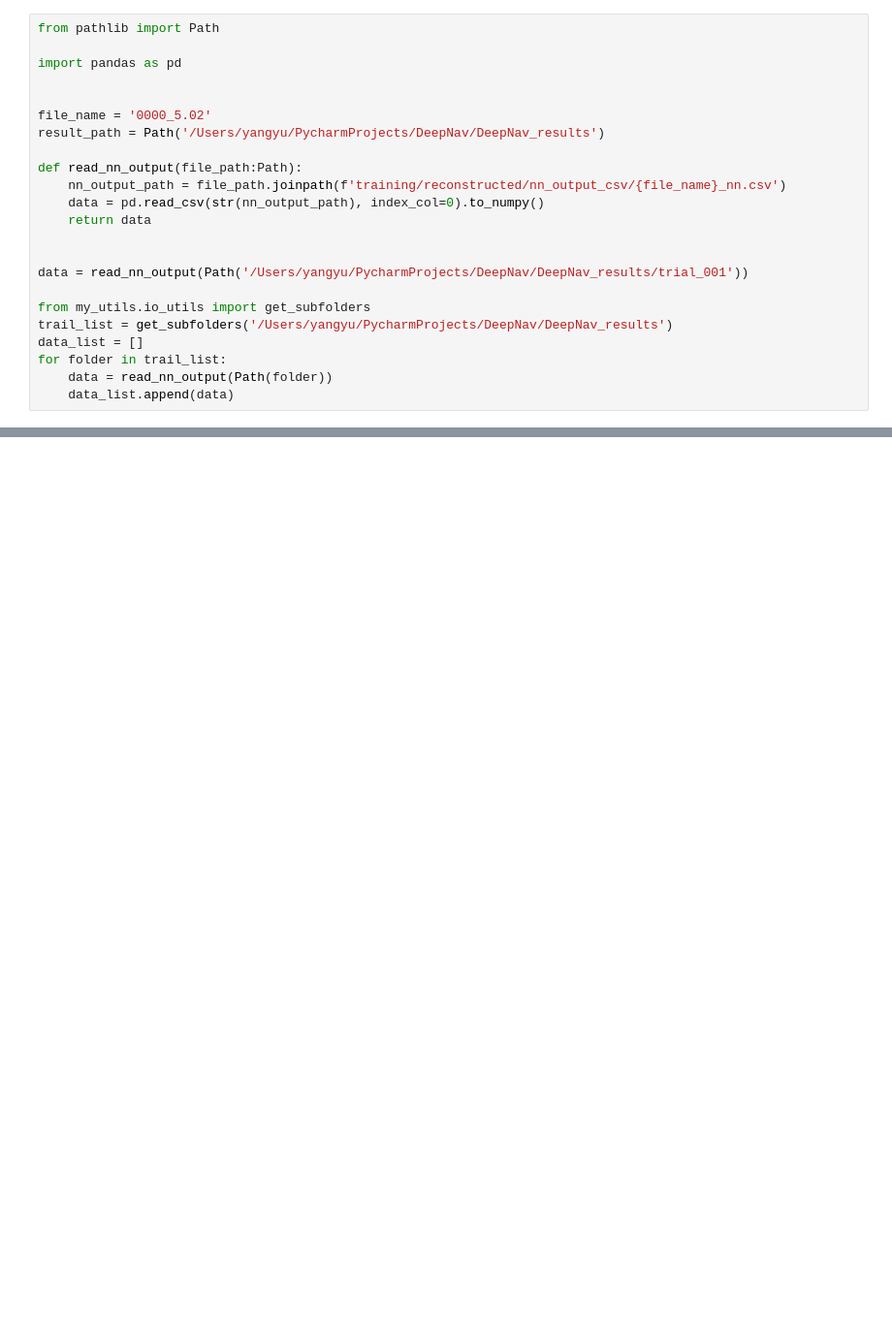
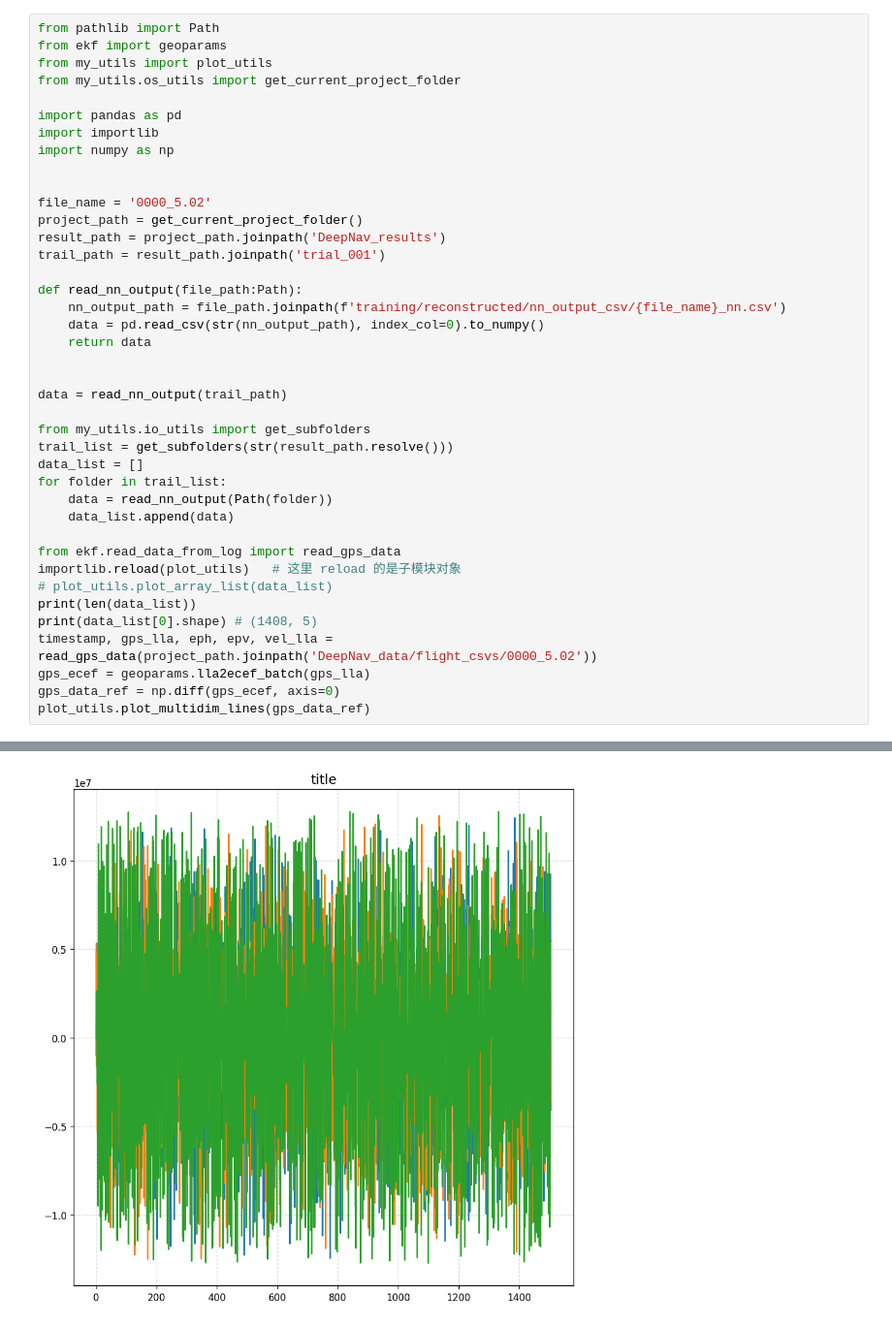
Before and after one commit to tbpure/DeepNav, a Jupyter notebook: data_process/data_io.ipynb, the cells around one changed output, grey strips where cells are left out. Shown at 97% size. Cells and saved outputs as stored; diff of their text form; blank space fills up the shorter version.

```diff
--- a/data_process/data_io.ipynb
+++ b/data_process/data_io.ipynb
@@ -1,11 +1,18 @@
 # %%
 from pathlib import Path
+from ekf import geoparams
+from my_utils import plot_utils
+from my_utils.os_utils import get_current_project_folder
 
 import pandas as pd
+import importlib
+import numpy as np
 
 
 file_name = '0000_5.02'
-result_path = Path('/Users/yangyu/PycharmProjects/DeepNav/DeepNav_results')
+project_path = get_current_project_folder()
+result_path = project_path.joinpath('DeepNav_results')
+trail_path = result_path.joinpath('trial_001')
 
 def read_nn_output(file_path:Path):
     nn_output_path = file_path.joinpath(f'training/reconstructed/nn_output_csv/{file_name}_nn.csv')
@@ -13,11 +20,22 @@ def read_nn_output(file_path:Path):
     return data
 
 
-data = read_nn_output(Path('/Users/yangyu/PycharmProjects/DeepNav/DeepNav_results/trial_001'))
+data = read_nn_output(trail_path)
 
 from my_utils.io_utils import get_subfolders
-trail_list = get_subfolders('/Users/yangyu/PycharmProjects/DeepNav/DeepNav_results')
+trail_list = get_subfolders(str(result_path.resolve()))
 data_list = []
 for folder in trail_list:
     data = read_nn_output(Path(folder))
     data_list.append(data)
+
+from ekf.read_data_from_log import read_gps_data
+importlib.reload(plot_utils)   # 这里 reload 的是子模块对象
+# plot_utils.plot_array_list(data_list)
+print(len(data_list))
+print(data_list[0].shape) # (1408, 5)
+timestamp, gps_lla, eph, epv, vel_lla = read_gps_data(project_path.joinpath('DeepNav_data/flight_csvs/0000_5.02'))
+gps_ecef = geoparams.lla2ecef_batch(gps_lla)
+gps_data_ref = np.diff(gps_ecef, axis=0)
+plot_utils.plot_multidim_lines(gps_data_ref)
+# %% [output]
@@ -23,0 +46 @@ for folder in trail_list:
+[figure, added]
```
Also changed, not shown: parts of 3 cells of this notebook, 2 other files.
